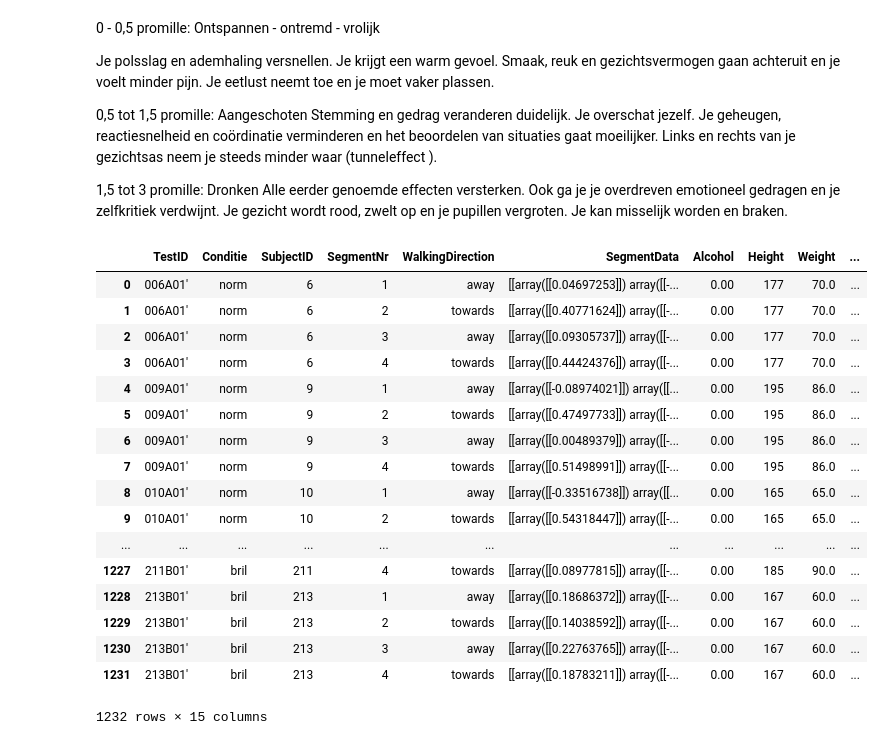
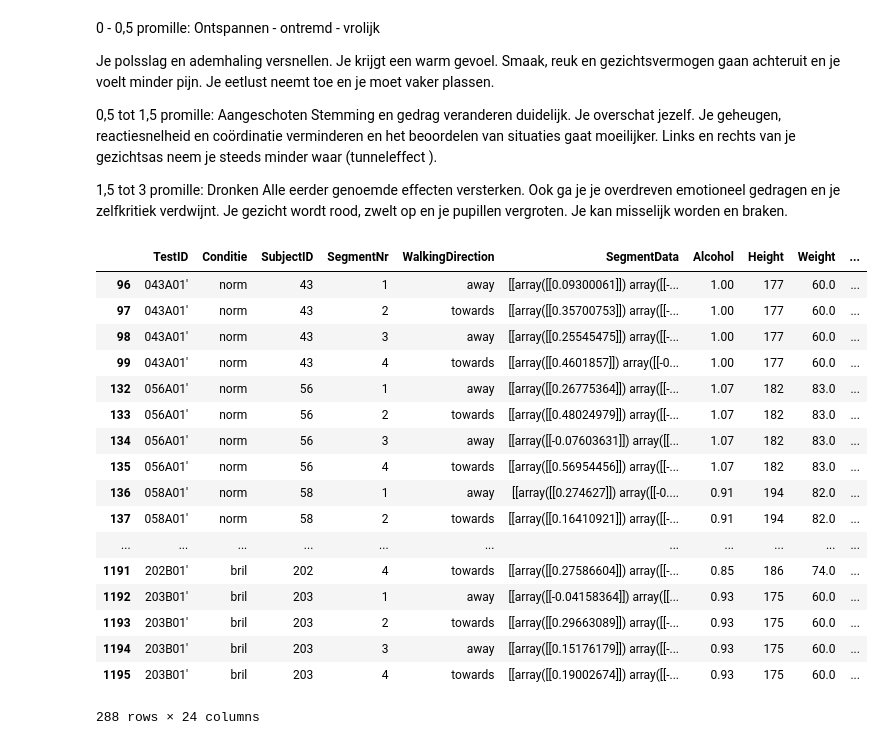
Before and after one commit to VivienvV/fallrisk, a Jupyter notebook: Data_preprocessing/Promillage to Categories.ipynb, the cells around one changed output. Drawn from its saved outputs; the diff is of its cells as text; code cells hidden in the pictures.

Commit message:
alcohol added

```diff
--- a/Data_preprocessing/Promillage to Categories.ipynb
+++ b/Data_preprocessing/Promillage to Categories.ipynb
@@ -13,8 +13,8 @@ import pandas as pd
 from sklearn import metrics
 from sklearn.naive_bayes import GaussianNB
 # %%
-data = pd.read_csv("../Data/preprocessed_alcoholdata_mad_std.csv")
-data = data.drop(['Unnamed: 0'], axis=1)
+data = pd.read_csv("../Data/preprocessed_alcoholdata_balance.csv")
+# data = data.drop(['Unnamed: 0'], axis=1)
 data
 # %% [output]
 |  | TestID | Conditie | SubjectID | SegmentNr | WalkingDirection | SegmentData | Alcohol | Height | Weight | ... |
@@ -48,37 +63,38 @@ Alle eerder genoemde effecten versterken. Ook ga je je overdreven emotioneel ged
 # %%
-# data['Alcohol_Class'] = data['Alcohol'].astype(float)
-# conditions = [
-#     (data['Alcohol'] > 0) & (data['Alcohol'] <= 1.5),
-#     (data['Alcohol'] > 0.5) & (data['Alcohol'] <= 1.5),
-#     (data['Alcohol'] > 1.5)]
-# choices = ['Light', 'Tipsy', 'Drunk']
-# data['Alcohol_Class'] = np.select(conditions, choices, default='Sober')
+data['Alcohol_Class'] = data['Alcohol'].astype(float)
 
-data['Alcohol_Class'] = data['Alcohol'].astype(float)
-conditions = [
-    (data['Alcohol'] > 0) & (data['Alcohol'] < 1.5),
-    (data['Alcohol'] >= 1.5)]
-choices = ['Sober/Light', 'Tipsy/Drunk']
-data['Alcohol_Class'] = np.select(conditions, choices, default='Sober/Light')
+sober = (data['Alcohol'] >= 0) & (data['Alcohol'] < 1.5)
+
+
+data['Alcohol_Class'] = (data['Alcohol']>=0.5).astype(int)
 data
-# data.to_csv("../Data/preprocessed_alcoholdata_full.csv")
+# data['Alcohol_Class'] = data['Alcohol_Class'].astype(int)
+
+# # conditions = [
+# #     (data['Alcohol'] > 0) & (data['Alcohol'] < 1.5),
+# #     (data['Alcohol'] >= 1.5)]
+# # choices = ['Sober/Light', 'Tipsy/Drunk']
+# # data['Alcohol_Class'] = np.select(conditions, choices, default='Sober/Light')
+# data
+data.to_csv("../Data/preprocessed_alcohol_balance.csv")
+data.loc[data['Alcohol_Class'] == 1]
 # %% [output]
 |  | TestID | Conditie | SubjectID | SegmentNr | WalkingDirection | SegmentData | Alcohol | Height | Weight | ... |
-| 0 | 006A01' | norm | 6 | 1 | away | [[array([[0.04697253]]) array([[-... | 0.00 | 177 | 70.0 | ... |
-| 1 | 006A01' | norm | 6 | 2 | towards | [[array([[0.40771624]]) array([[-... | 0.00 | 177 | 70.0 | ... |
-| 2 | 006A01' | norm | 6 | 3 | away | [[array([[0.09305737]]) array([[-... | 0.00 | 177 | 70.0 | ... |
-| 3 | 006A01' | norm | 6 | 4 | towards | [[array([[0.44424376]]) array([[-... | 0.00 | 177 | 70.0 | ... |
-| 4 | 009A01' | norm | 9 | 1 | away | [[array([[-0.08974021]]) array([[... | 0.00 | 195 | 86.0 | ... |
-| 5 | 009A01' | norm | 9 | 2 | towards | [[array([[0.47497733]]) array([[-... | 0.00 | 195 | 86.0 | ... |
-| 6 | 009A01' | norm | 9 | 3 | away | [[array([[0.00489379]]) array([[-... | 0.00 | 195 | 86.0 | ... |
-| 7 | 009A01' | norm | 9 | 4 | towards | [[array([[0.51498991]]) array([[-... | 0.00 | 195 | 86.0 | ... |
-| 8 | 010A01' | norm | 10 | 1 | away | [[array([[-0.33516738]]) array([[... | 0.00 | 165 | 65.0 | ... |
-| 9 | 010A01' | norm | 10 | 2 | towards | [[array([[0.54318447]]) array([[-... | 0.00 | 165 | 65.0 | ... |
+| 96 | 043A01' | norm | 43 | 1 | away | [[array([[0.09300061]]) array([[-... | 1.00 | 177 | 60.0 | ... |
+| 97 | 043A01' | norm | 43 | 2 | towards | [[array([[0.35700753]]) array([[-... | 1.00 | 177 | 60.0 | ... |
+| 98 | 043A01' | norm | 43 | 3 | away | [[array([[0.25545475]]) array([[-... | 1.00 | 177 | 60.0 | ... |
+| 99 | 043A01' | norm | 43 | 4 | towards | [[array([[0.4601857]]) array([[-0... | 1.00 | 177 | 60.0 | ... |
+| 132 | 056A01' | norm | 56 | 1 | away | [[array([[0.26775364]]) array([[-... | 1.07 | 182 | 83.0 | ... |
+| 133 | 056A01' | norm | 56 | 2 | towards | [[array([[0.48024979]]) array([[-... | 1.07 | 182 | 83.0 | ... |
+| 134 | 056A01' | norm | 56 | 3 | away | [[array([[-0.07603631]]) array([[... | 1.07 | 182 | 83.0 | ... |
+| 135 | 056A01' | norm | 56 | 4 | towards | [[array([[0.56954456]]) array([[-... | 1.07 | 182 | 83.0 | ... |
+| 136 | 058A01' | norm | 58 | 1 | away | [[array([[0.274627]]) array([[-0.... | 0.91 | 194 | 82.0 | ... |
+| 137 | 058A01' | norm | 58 | 2 | towards | [[array([[0.16410921]]) array([[-... | 0.91 | 194 | 82.0 | ... |
 | ... | ... | ... | ... | ... | ... | ... | ... | ... | ... | ... |
-| 1227 | 211B01' | bril | 211 | 4 | towards | [[array([[0.08977815]]) array([[-... | 0.00 | 185 | 90.0 | ... |
-| 1228 | 213B01' | bril | 213 | 1 | away | [[array([[0.18686372]]) array([[-... | 0.00 | 167 | 60.0 | ... |
-| 1229 | 213B01' | bril | 213 | 2 | towards | [[array([[0.14038592]]) array([[-... | 0.00 | 167 | 60.0 | ... |
-| 1230 | 213B01' | bril | 213 | 3 | away | [[array([[0.22763765]]) array([[-... | 0.00 | 167 | 60.0 | ... |
-| 1231 | 213B01' | bril | 213 | 4 | towards | [[array([[0.18783211]]) array([[-... | 0.00 | 167 | 60.0 | ... |
+| 1191 | 202B01' | bril | 202 | 4 | towards | [[array([[0.27586604]]) array([[-... | 0.85 | 186 | 74.0 | ... |
+| 1192 | 203B01' | bril | 203 | 1 | away | [[array([[-0.04158364]]) array([[... | 0.93 | 175 | 60.0 | ... |
+| 1193 | 203B01' | bril | 203 | 2 | towards | [[array([[0.29663089]]) array([[-... | 0.93 | 175 | 60.0 | ... |
+| 1194 | 203B01' | bril | 203 | 3 | away | [[array([[0.15176179]]) array([[-... | 0.93 | 175 | 60.0 | ... |
+| 1195 | 203B01' | bril | 203 | 4 | towards | [[array([[0.19002674]]) array([[-... | 0.93 | 175 | 60.0 | ... |
-1232 rows × 15 columns
+288 rows × 24 columns
 # %%
```
Also changed, not shown: parts of 3 cells of this notebook, 1 other file.
